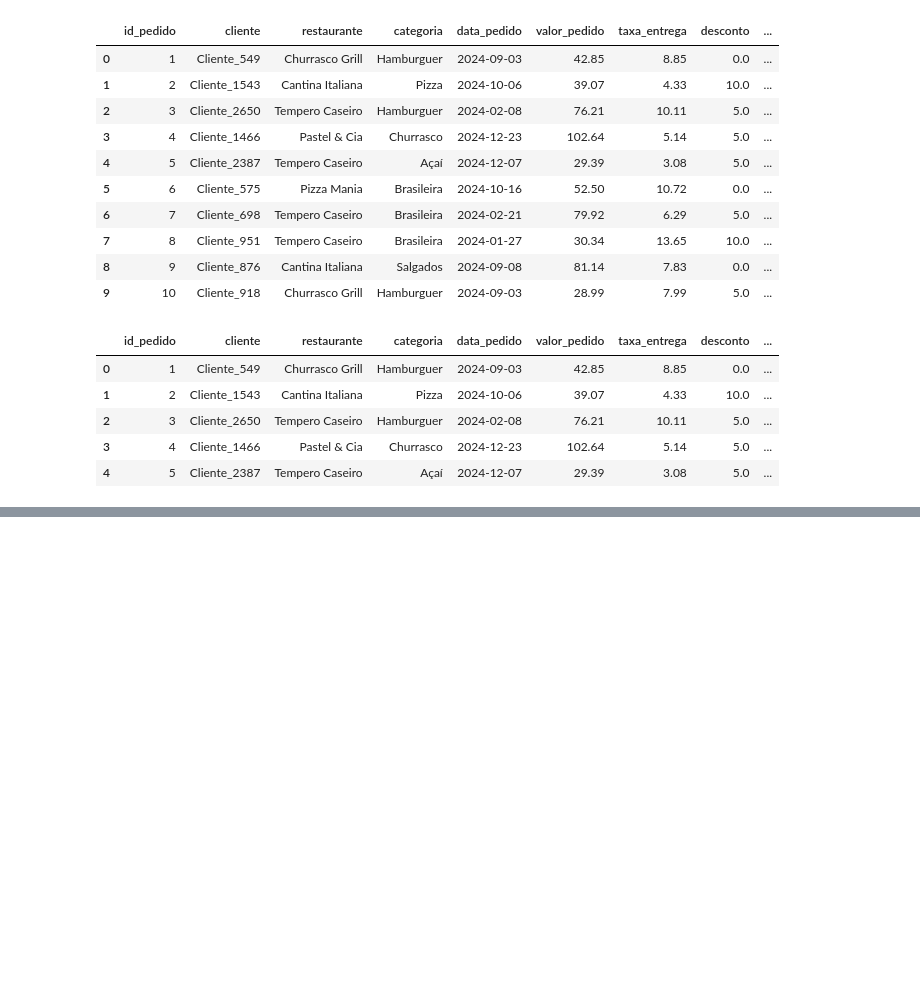
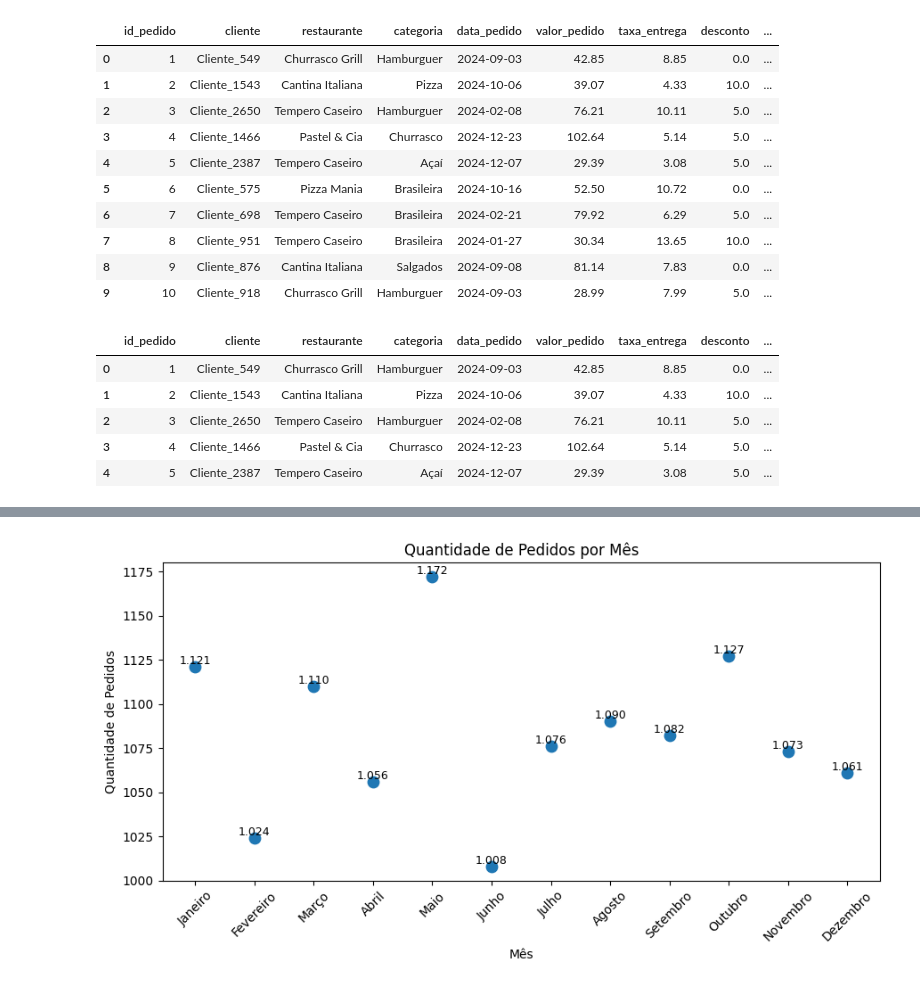
Before and after one commit to aneguimaraestf/CursoSenac20250791, a Jupyter notebook: Atividade - Pandas e Matplotlib/Resolução_Atividade.ipynb, the cells around one changed output, grey strips where cells are left out. Saved outputs shown, nothing was run; the diff lists cells and outputs as text; code cells hidden in the pictures; blank space fills up the shorter version.

```diff
--- a/Atividade - Pandas e Matplotlib/Resolução_Atividade.ipynb
+++ b/Atividade - Pandas e Matplotlib/Resolução_Atividade.ipynb
@@ -274,0 +475,42 @@ display(df.head(5))
+# %%
+#Parte 5 – Visualização de Dados com Matplotlib
+#DISPERSÃO
+
+df['mes_num'] = df['data_pedido'].dt.month
+
+pedidos_mes = (
+    df.groupby(['mes_num', 'mês_pedido'])
+      .size()
+      .reset_index(name='quantidade_pedidos')
+      .sort_values('mes_num')
+)
+
+fig, ax = plt.subplots(figsize=(9,5))
+
+ax.scatter(
+    pedidos_mes['mes_num'],
+    pedidos_mes['quantidade_pedidos'],
+    s=80
+)
+
+ax.set_title('Quantidade de Pedidos por Mês')
+ax.set_xlabel('Mês')
+ax.set_ylabel('Quantidade de Pedidos')
+
+ax.set_xticks(pedidos_mes['mes_num'])
+ax.set_xticklabels(pedidos_mes['mês_pedido'], rotation=45)
+
+for _, row in pedidos_mes.iterrows():
+    ax.text(
+        row['mes_num'],
+        row['quantidade_pedidos'],
+        f"{row['quantidade_pedidos']:,.0f}".replace(',', '.'),
+        ha='center',
+        va='bottom',
+        fontsize=9
+    )
+
+plt.tight_layout()
+plt.show()
+# %% [output]
+[figure, added]
```
Also changed, not shown: parts of 15 cells of this notebook.
